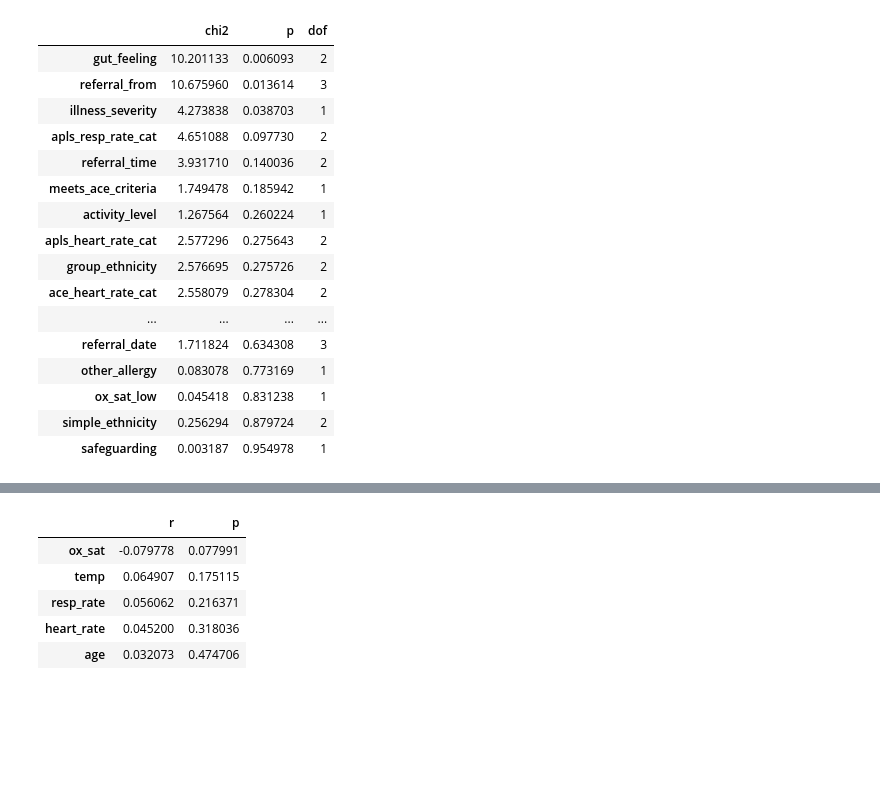
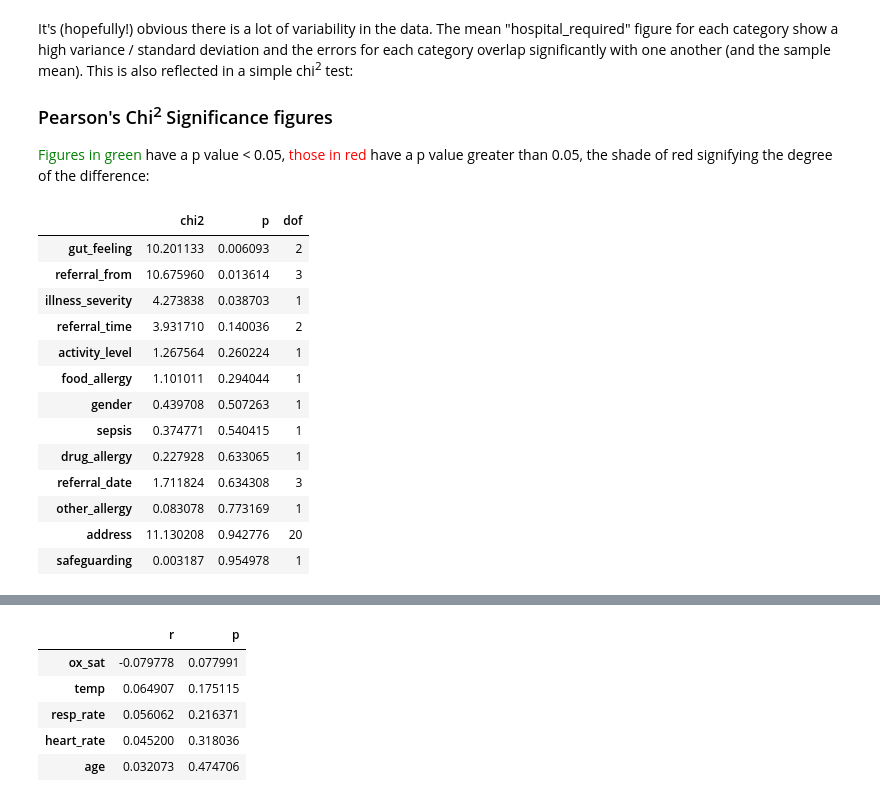
Before and after one commit to btcooper22/ace_project, a Jupyter notebook: exploration/exploration.ipynb, the cells around one changed output, grey strips where cells are left out. Cells and saved outputs as stored; diff of their text form; code cells hidden in the pictures; blank space fills up the shorter version.

```diff
--- a/exploration/exploration.ipynb
+++ b/exploration/exploration.ipynb
@@ -138,34 +228,43 @@ for n, feature in enumerate(bar_plot_features):
+# %% [markdown]
+It's (hopefully!) obvious there is a lot of variability in the data. The mean "hospital_required" figure for each
+category show a high variance / standard deviation and the errors for each
+category
+overlap significantly with
+one
+another (and the sample mean). This is also reflected in a simple chi<sup>2</sup> test:
+
+### Pearson's Chi<sup>2</sup> Significance figures
+
+<span style="color: green">Figures in green</span> have a p value < 0.05, <span style="color: red">those in
+red</span> have a p value greater than 0.05, the shade of red signifying the degree of the difference:
 # %%
 pnorm = mpl.colors.Normalize(vmin=0.0,vmax=0.5)
 red_cmap = sns.color_palette("Reds", as_cmap=True)
 red_m = cm.ScalarMappable(norm=pnorm, cmap=red_cmap)
 
 def highlight_significant(df, ncol):
     if df.p < 0.05:
         return ["background-color: #248c46"] * ncol
     else:
         p_diff = df.p - .05
         p_diff = min(p_diff, 0.4)
         rgba_value = tuple(np.array(red_m.to_rgba(p_diff))*255)
         return [f"background-color: rgba{rgba_value}"] * ncol
 
-(chi2_stats.sort_values("p")
+(chi2_stats.iloc[:13,:].sort_values("p")
  .style.apply(highlight_significant, ncol=3, axis=1))
 # %% [output]
 |  | chi2 | p | dof |
 | gut_feeling | 10.201133 | 0.006093 | 2 |
 | referral_from | 10.675960 | 0.013614 | 3 |
 | illness_severity | 4.273838 | 0.038703 | 1 |
-| apls_resp_rate_cat | 4.651088 | 0.097730 | 2 |
 | referral_time | 3.931710 | 0.140036 | 2 |
-| meets_ace_criteria | 1.749478 | 0.185942 | 1 |
 | activity_level | 1.267564 | 0.260224 | 1 |
-| apls_heart_rate_cat | 2.577296 | 0.275643 | 2 |
-| group_ethnicity | 2.576695 | 0.275726 | 2 |
-| ace_heart_rate_cat | 2.558079 | 0.278304 | 2 |
-| ... | ... | ... | ... |
+| food_allergy | 1.101011 | 0.294044 | 1 |
+| gender | 0.439708 | 0.507263 | 1 |
+| sepsis | 0.374771 | 0.540415 | 1 |
+| drug_allergy | 0.227928 | 0.633065 | 1 |
 | referral_date | 1.711824 | 0.634308 | 3 |
 | other_allergy | 0.083078 | 0.773169 | 1 |
-| ox_sat_low | 0.045418 | 0.831238 | 1 |
-| simple_ethnicity | 0.256294 | 0.879724 | 2 |
+| address | 11.130208 | 0.942776 | 20 |
 | safeguarding | 0.003187 | 0.954978 | 1 |
```
Also changed, not shown: parts of 28 cells of this notebook.
